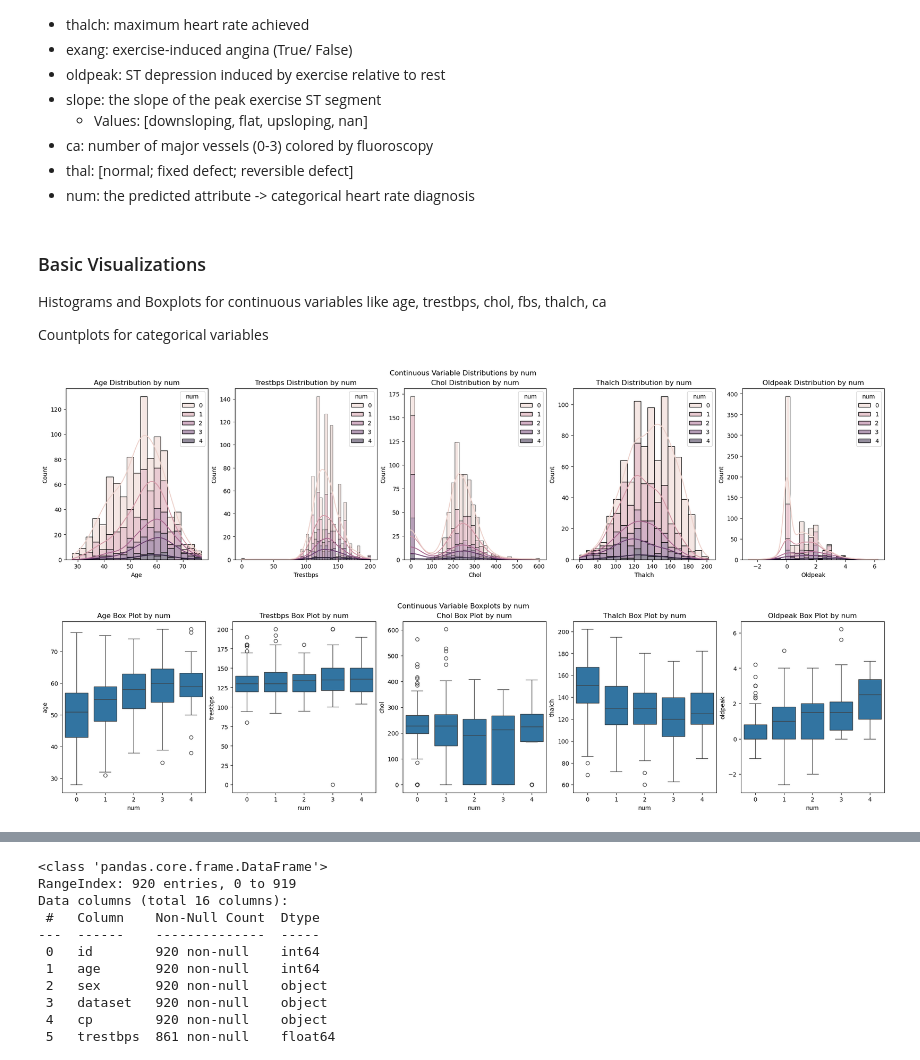
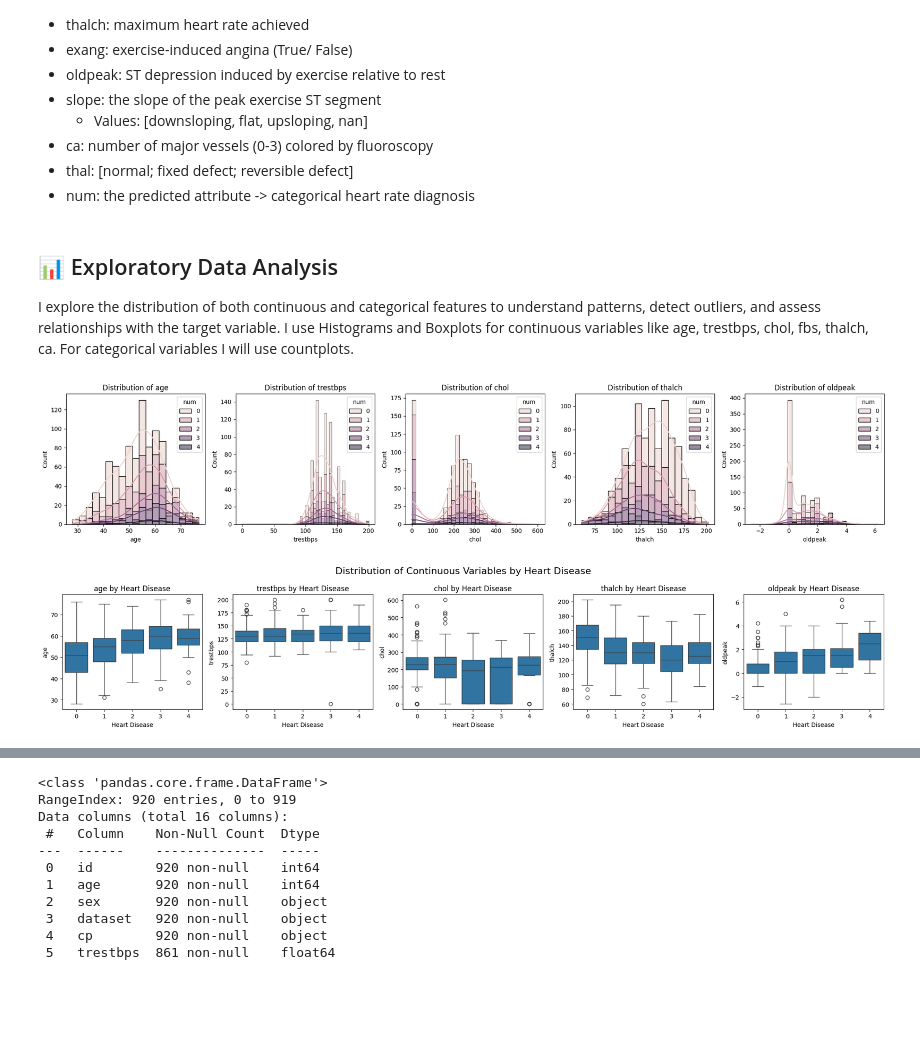
Before and after one commit to naihola49/heart_pred, a Jupyter notebook: project_notebook.ipynb, the cells around one changed output, grey strips where cells are left out. Drawn from its saved outputs; the diff is of its cells as text; code cells hidden in the pictures; blank space fills up the shorter version.

```diff
--- a/project_notebook.ipynb
+++ b/project_notebook.ipynb
@@ -93,37 +74,33 @@ df.head()
 - thal: [normal; fixed defect; reversible defect]
 - num: the predicted attribute -> categorical heart rate diagnosis
 # %% [markdown]
-### Basic Visualizations
+## 📊 Exploratory Data Analysis
 
-Histograms and Boxplots for continuous variables like age, trestbps, chol, fbs, thalch, ca
-
-Countplots for categorical variables
+I explore the distribution of both continuous and categorical features to understand patterns, detect outliers, and assess relationships with the target variable. I use Histograms and Boxplots for continuous variables like age, trestbps, chol, fbs, thalch, ca. For categorical variables I will use countplots.
 # %%
+## Histograms
 continuous_vars = ['age', 'trestbps', 'chol', 'thalch', 'oldpeak']
 
-# Histograms
-
-fig, axes = plt.subplots(nrows=1, ncols=len(continuous_vars), figsize=(20, 5), constrained_layout=True)
+fig, axes = plt.subplots(nrows=1, ncols=len(continuous_vars), figsize=(20, 4))
 
 for i, var in enumerate(continuous_vars):
     sns.histplot(data=df, x=var, hue='num', kde=True, multiple='stack', ax=axes[i])
-    axes[i].set_title(f'{var.capitalize()} Distribution by num')
-    axes[i].set_xlabel(var.capitalize())
-    axes[i].set_ylabel('Count')
+    axes[i].set_title(f'Distribution of {var}')
 
-plt.suptitle('Continuous Variable Distributions by num')
-plt.show()
+plt.tight_layout()
 # %% [output]
-[figure, old version]
+[figure, new version]
 # %%
-# Boxplots
-fig, axes = plt.subplots(nrows=1, ncols=len(continuous_vars), figsize=(20, 5), constrained_layout=True)
+## Boxplots
+fig, axes = plt.subplots(nrows=1, ncols=len(continuous_vars), figsize=(20, 4))
 for i, var in enumerate(continuous_vars):
-    sns.boxplot(data=df, x='num', y=var, ax = axes[i])
-    axes[i].set_title(f'{var.capitalize()} Box Plot by num')
+    sns.boxplot(data=df, x='num', y=var, ax=axes[i])
+    axes[i].set_title(f'{var} by Heart Disease')
+    axes[i].set_xlabel('Heart Disease')
+    axes[i].set_ylabel(var)
 
-plt.suptitle('Continuous Variable Boxplots by num')
-plt.show()
+plt.suptitle('Distribution of Continuous Variables by Heart Disease', fontsize=16)
+plt.tight_layout()
 # %% [output]
-[figure, old version]
+[figure, new version]
 # %%
```
Also changed, not shown: parts of 4 cells of this notebook.
